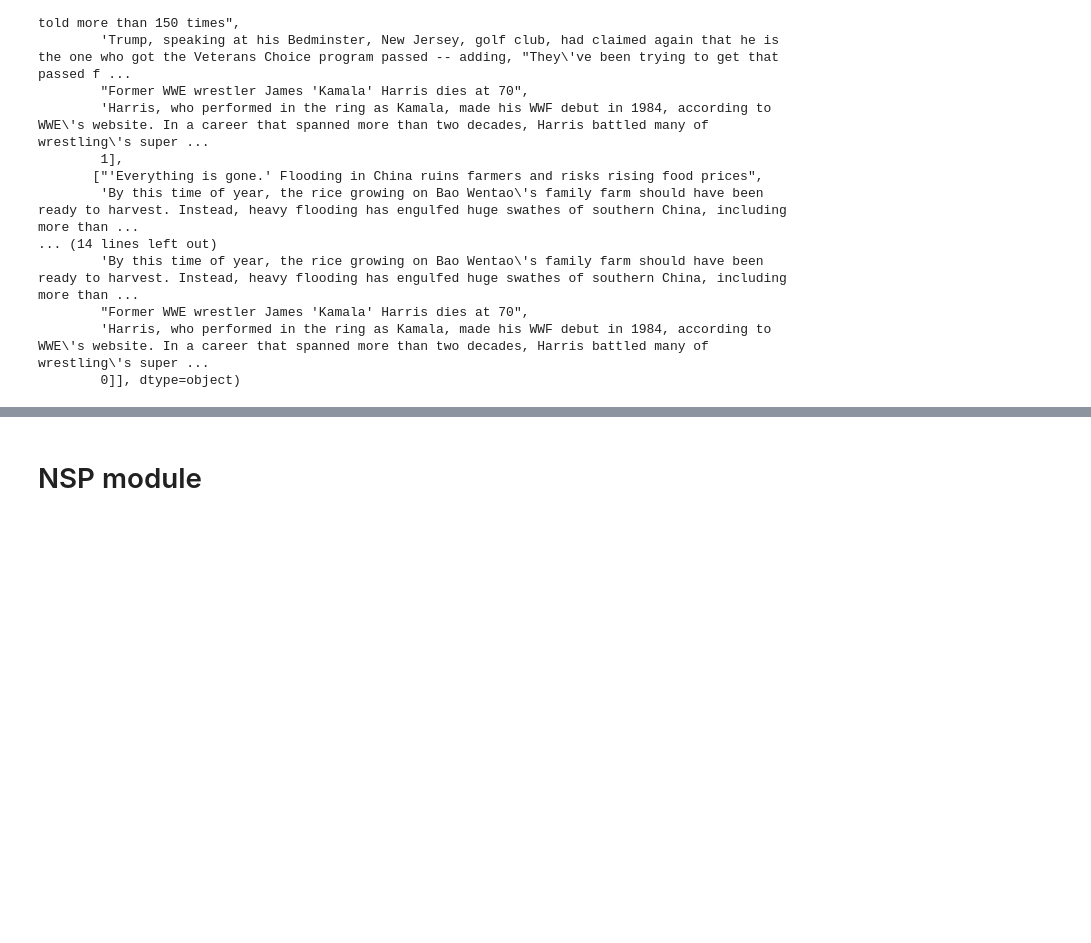
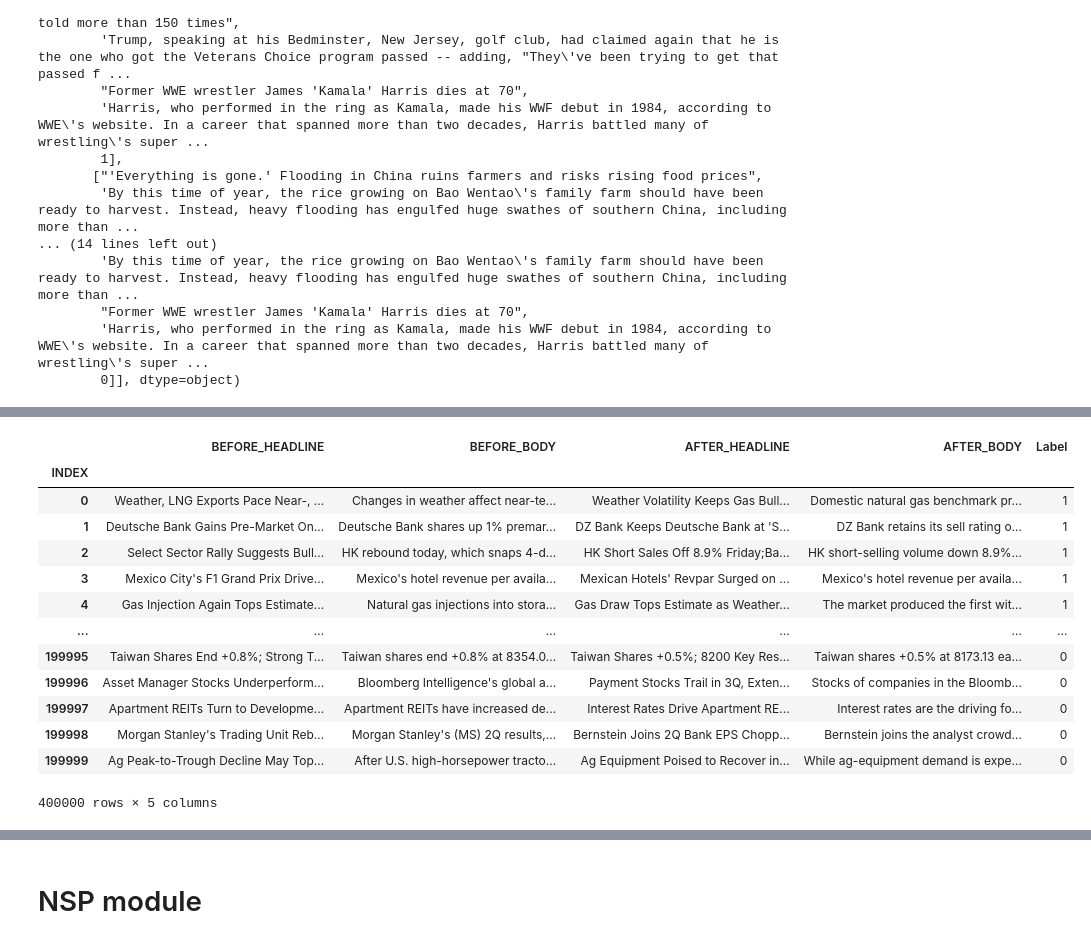
Before and after one commit to diffunity/HaaFor-challenge-2020, a Jupyter notebook: toy.ipynb, the cells around one changed output, grey strips where cells are left out. Drawn from its saved outputs; the diff is of its cells as text; code cells hidden in the pictures; blank space fills up the shorter version.

```diff
--- a/toy.ipynb
+++ b/toy.ipynb
@@ -113,0 +121,22 @@ array([["Qualcomm's Win Over Apple in Germany Won't Force Apple to Table",
+# %%
+data = pd.read_csv("./data/training.csv", index_col=0)
+aug_data = data.copy()
+aug_data.columns = list(data)[2:] + list(data)[:2]
+data["Label"] = 1
+aug_data["Label"] = 0
+data.append(aug_data)
+# %% [output]
+|  | BEFORE_HEADLINE | BEFORE_BODY | AFTER_HEADLINE | AFTER_BODY | Label |
+| INDEX |  |  |  |  |  |
+| 0 | Weather, LNG Exports Pace Near-, ... | Changes in weather affect near-te... | Weather Volatility Keeps Gas Bull... | Domestic natural gas benchmark pr... | 1 |
+| 1 | Deutsche Bank Gains Pre-Market On... | Deutsche Bank shares up 1% premar... | DZ Bank Keeps Deutsche Bank at 'S... | DZ Bank retains its sell rating o... | 1 |
+| 2 | Select Sector Rally Suggests Bull... | HK rebound today, which snaps 4-d... | HK Short Sales Off 8.9% Friday;Ba... | HK short-selling volume down 8.9%... | 1 |
+| 3 | Mexico City's F1 Grand Prix Drive... | Mexico's hotel revenue per availa... | Mexican Hotels' Revpar Surged on ... | Mexico's hotel revenue per availa... | 1 |
+| 4 | Gas Injection Again Tops Estimate... | Natural gas injections into stora... | Gas Draw Tops Estimate as Weather... | The market produced the first wit... | 1 |
+| ... | ... | ... | ... | ... | ... |
+| 199995 | Taiwan Shares End +0.8%; Strong T... | Taiwan shares end +0.8% at 8354.0... | Taiwan Shares +0.5%; 8200 Key Res... | Taiwan shares +0.5% at 8173.13 ea... | 0 |
+| 199996 | Asset Manager Stocks Underperform... | Bloomberg Intelligence's global a... | Payment Stocks Trail in 3Q, Exten... | Stocks of companies in the Bloomb... | 0 |
+| 199997 | Apartment REITs Turn to Developme... | Apartment REITs have increased de... | Interest Rates Drive Apartment RE... | Interest rates are the driving fo... | 0 |
+| 199998 | Morgan Stanley's Trading Unit Reb... | Morgan Stanley's (MS) 2Q results,... | Bernstein Joins 2Q Bank EPS Chopp... | Bernstein joins the analyst crowd... | 0 |
+| 199999 | Ag Peak-to-Trough Decline May Top... | After U.S. high-horsepower tracto... | Ag Equipment Poised to Recover in... | While ag-equipment demand is expe... | 0 |
+400000 rows × 5 columns
```
Also changed, not shown: parts of 21 cells of this notebook, 19 other files.
